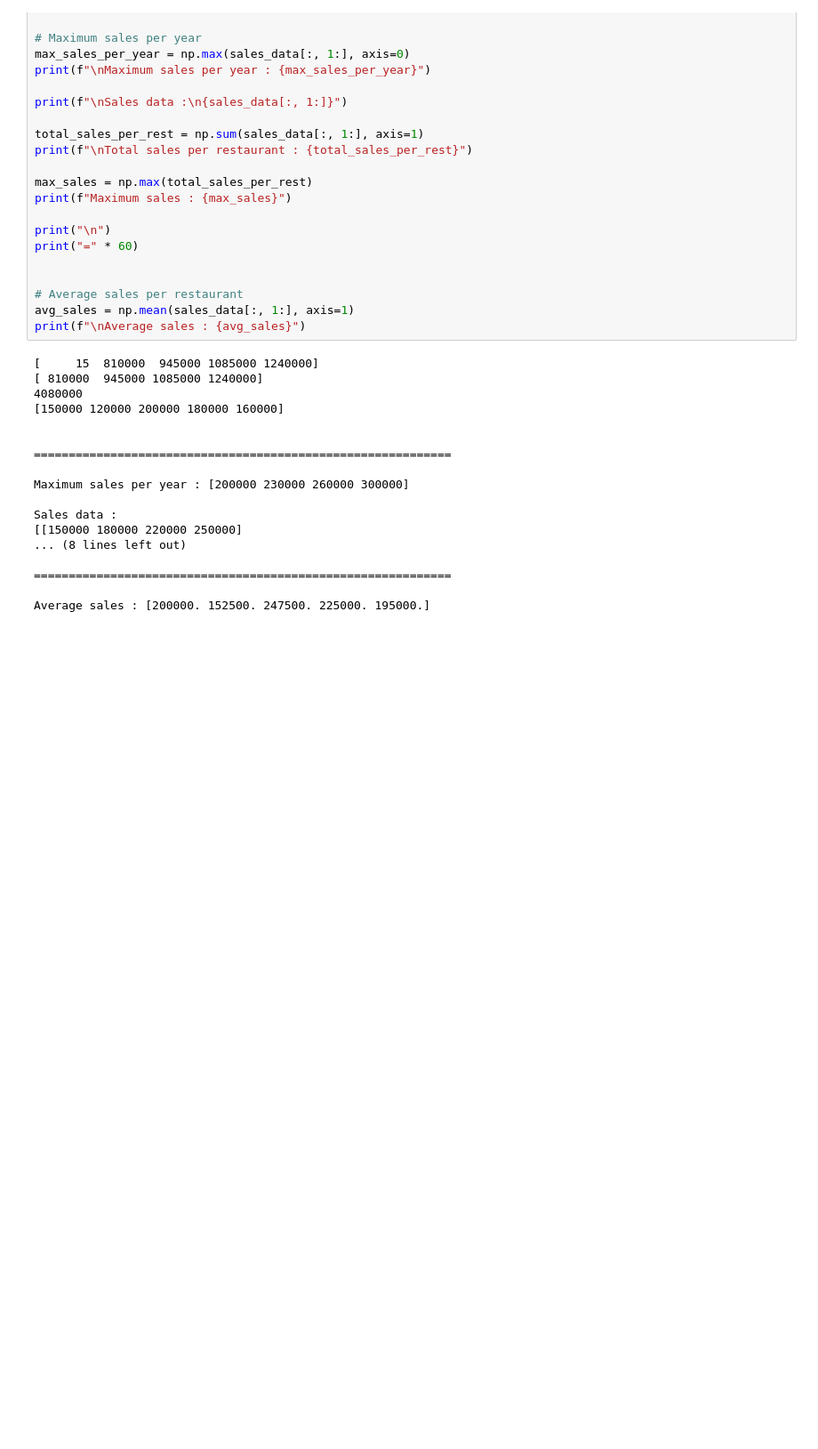
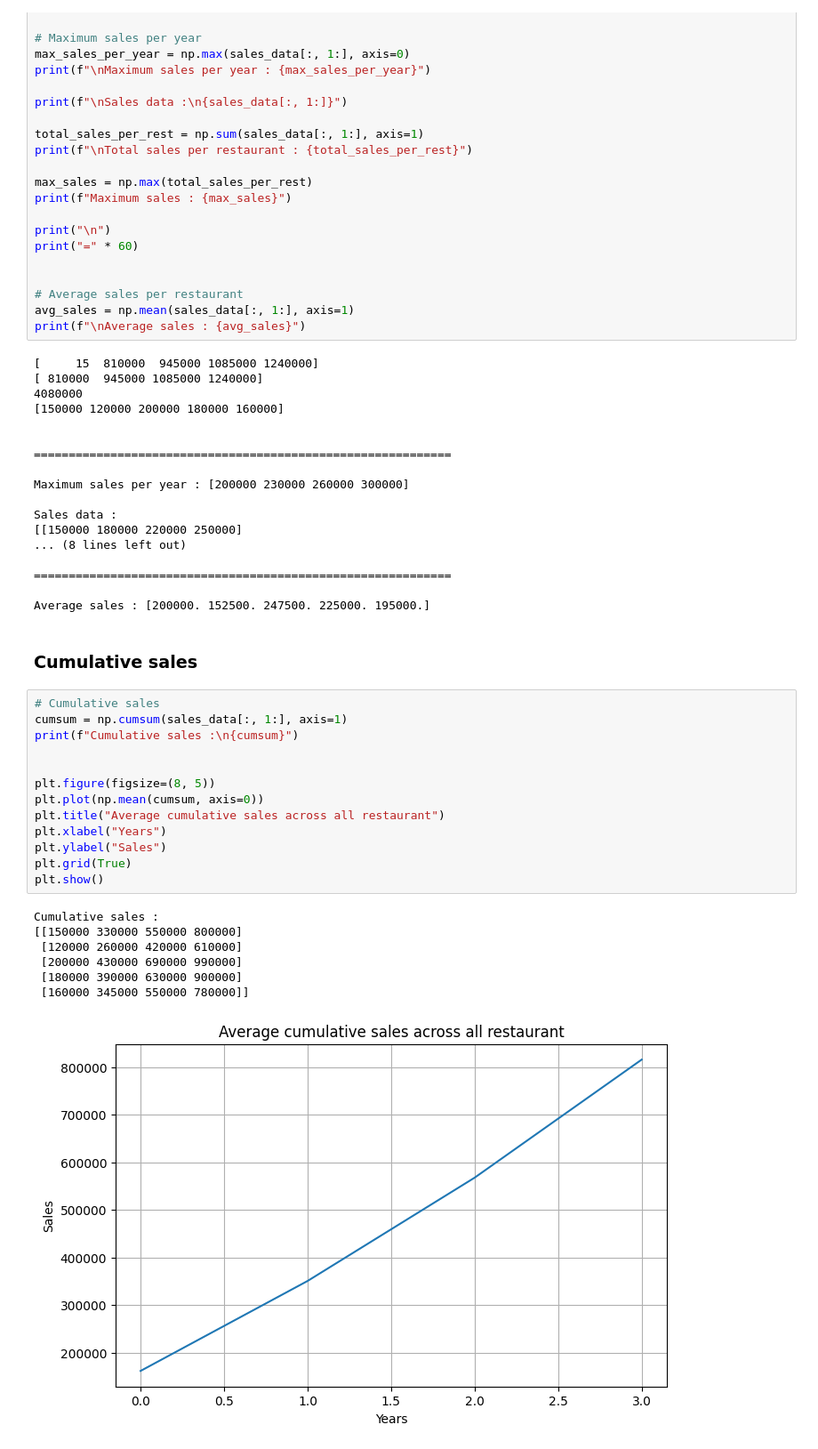
Before and after one commit to yashmahajancd/NUMPY-LEARNING, a Jupyter notebook: phase-3.ipynb, the cells around one changed output. Shown at 89% size. Drawn from its saved outputs; the diff is of its cells as text; blank space fills up the shorter version.

```diff
--- a/phase-3.ipynb
+++ b/phase-3.ipynb
@@ -80,3 +80,26 @@ Sales data :
 ============================================================
 
 Average sales : [200000. 152500. 247500. 225000. 195000.]
+# %% [markdown]
+### Cumulative sales
+# %%
+# Cumulative sales
+cumsum = np.cumsum(sales_data[:, 1:], axis=1)
+print(f"Cumulative sales :\n{cumsum}")
+
+
+plt.figure(figsize=(8, 5))
+plt.plot(np.mean(cumsum, axis=0))
+plt.title("Average cumulative sales across all restaurant")
+plt.xlabel("Years")
+plt.ylabel("Sales")
+plt.grid(True)
+plt.show()
+# %% [output]
+Cumulative sales :
+[[150000 330000 550000 800000]
+ [120000 260000 420000 610000]
+ [200000 430000 690000 990000]
+ [180000 390000 630000 900000]
+ [160000 345000 550000 780000]]
+[figure, added]
```
Also changed, not shown: parts of 2 cells of this notebook.
